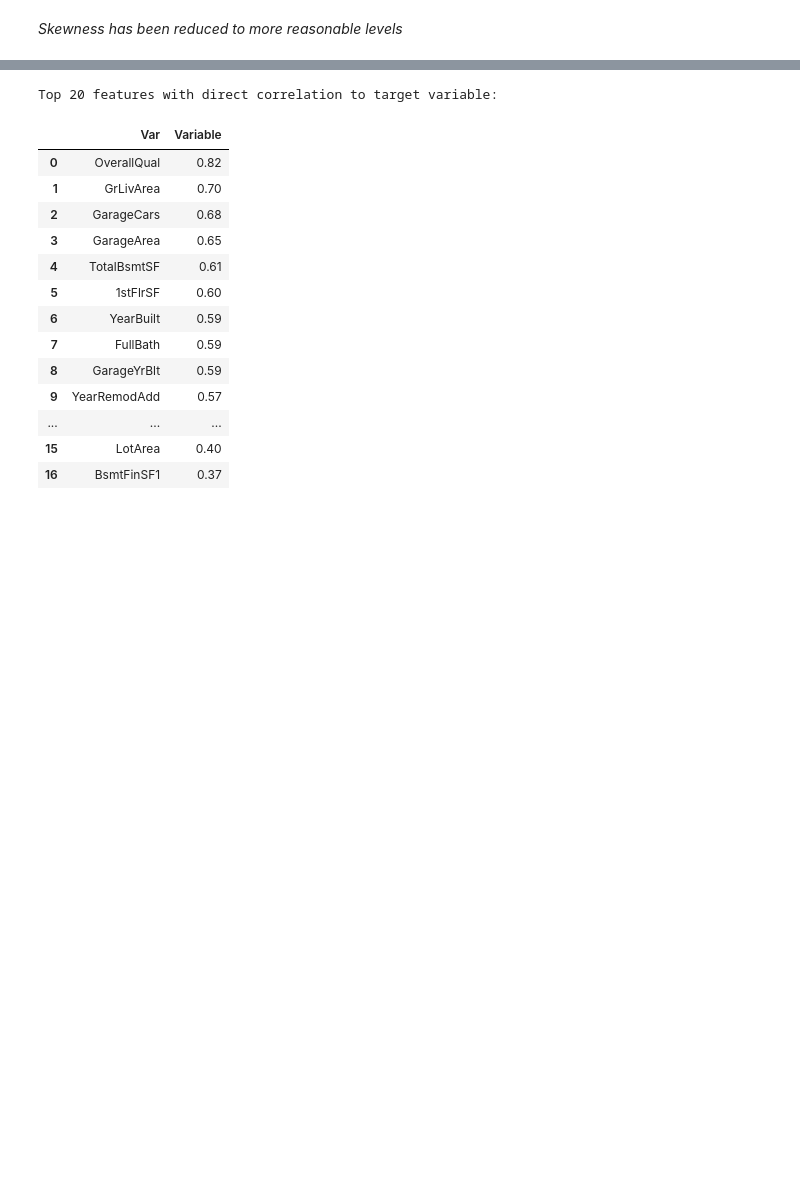
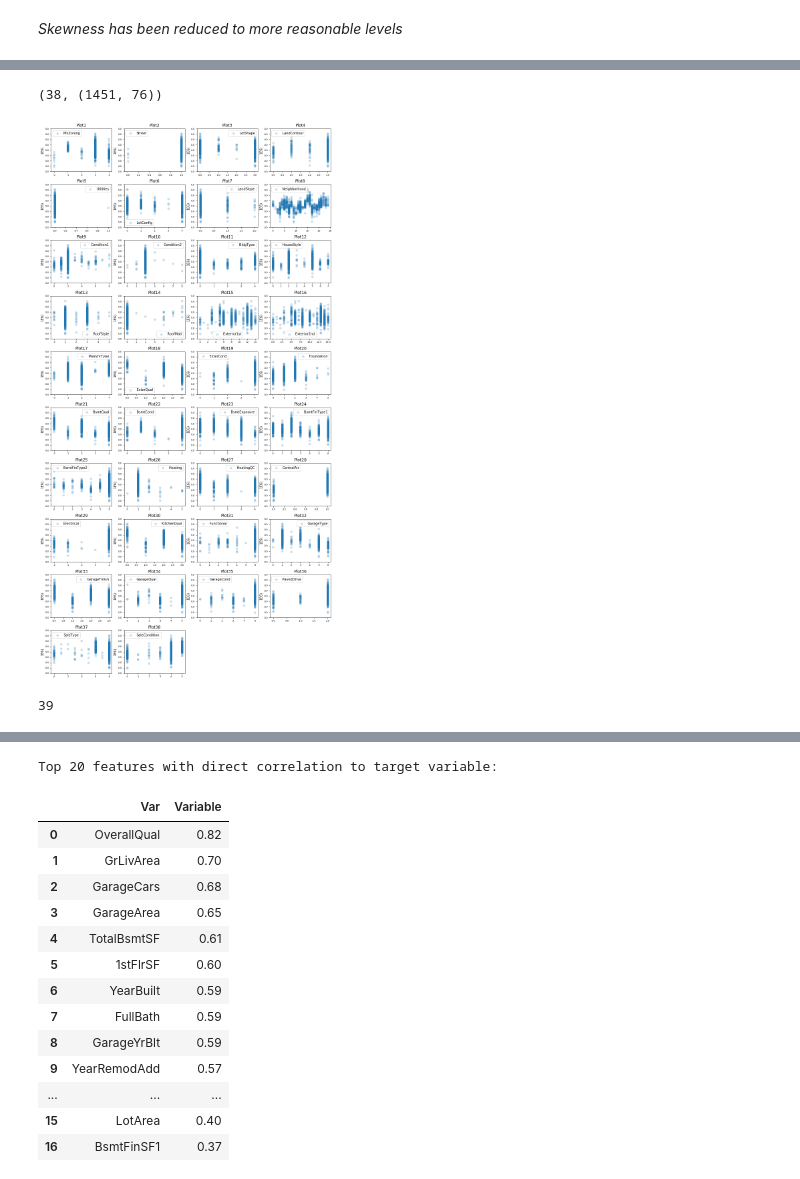
Before and after one commit to j-greggazz/Kaggle, a Jupyter notebook: House_Prices_Regression/notebooks/House_Prices_Regression.ipynb, the cells around one changed output, grey strips where cells are left out. Saved outputs shown, nothing was run; the diff lists cells and outputs as text; code cells hidden in the pictures; blank space fills up the shorter version.

```diff
--- a/House_Prices_Regression/notebooks/House_Prices_Regression.ipynb
+++ b/House_Prices_Regression/notebooks/House_Prices_Regression.ipynb
@@ -325,2 +336,3 @@ Keep backup of original numerical-encoded train
 # %%
 train_num = train.copy()
+train = train_.copy()
@@ -326,0 +355,9 @@ train_num = train.copy()
+# %%
+train_one = train_num.copy()
+for i, var in enumerate(cat_vars):
+    temp = pd.get_dummies(train_one[var],prefix=var, drop_first = True )
+    train_one = pd.concat([train_one,temp], axis=1)
+    train_one.drop(var, axis=1, inplace = True)
+
+print(train_one.shape)
+train_one.head(2)
@@ -326,0 +422,51 @@ train_num = train.copy()
+# %%
+len(cat_vars), train.shape
+# %% [output]
+(38, (1451, 76))
+# %%
+# use binary encoding to encode two categorical features
+for i, col in enumerate(cat_vars.values.tolist()):
+    try:
+        enc = BinaryEncoder(cols=col).fit(train)
+    except ValueError:
+        print(col)
+
+# transform the dataset
+train_bin = enc.transform(df)
+# %%
+rows = int(np.ceil(len(cat_vars) / 4))    # 4 plots per row
+f = plt.figure(figsize=(15,3*rows))
+for i, col in enumerate(cat_vars):
+    #print(col)
+    axi = f.add_subplot(rows, 4, i+1)
+    plt.scatter(train_num[col], train_num.SalePrice, label = col, alpha = 0.2)
+    #df = train[[col, 'SalePrice']]
+    #X = df.values
+    #elenv = EllipticEnvelope(contamination=.001)
+    #pred = elenv.fit_predict(X)
+    #anom_index = np.where(pred==-1)
+    #values = X[anom_index]
+
+    #plt.scatter(values[:,0],values[:,1], color='r')
+    plt.title("Plot" + str(i+1))
+    axi.tick_params(axis="x", labelsize=7)
+    axi.tick_params(axis="y", labelsize=7)
+    locs,labels = plt.yticks()
+    plt.yticks(locs, map(lambda x: "%.1f" % x, locs/1e6))
+    plt.ylabel('1E6)')
+    plt.legend()
+
+plt.subplots_adjust(left=None, bottom=None, right=None, top=None, wspace=None, hspace=0.3)
+# %% [output]
+[figure, added]
+# %%
+listTransformCatVars_Bin = ["BsmtExposure", "BsmtFinType1", "BsmtFinType2", "Heating", "CentralAir", "Electrical",
+                               "KitchenQual", "Functional", "GarageType", "GarageFinish", "GarageQual", "GarageCond",
+                               "PavedDrive", "SaleType", "SaleCondition", "MSSubClass", "MSZoning", "Street" , "LotShape",
+                               "LandContour", "Utilities" , "LotConfig" , "LandSlope" , "Neighborhood" , "Condition1" ,
+                               "Condition2" , "BldgType" , "HouseStyle", "RoofStyle", "RoofMatl" , "Exterior1st" ,
+                               "Exterior2nd" , "MasVnrType" , "ExterQual" , "ExterCond" , "Foundation" , "BsmtQual",
+                               "BsmtCond", "HeatingQC"]
+print(len(listTransformCatVars_Bin))
+# %% [output]
+39
```
Also changed, not shown: parts of 34 cells of this notebook.
